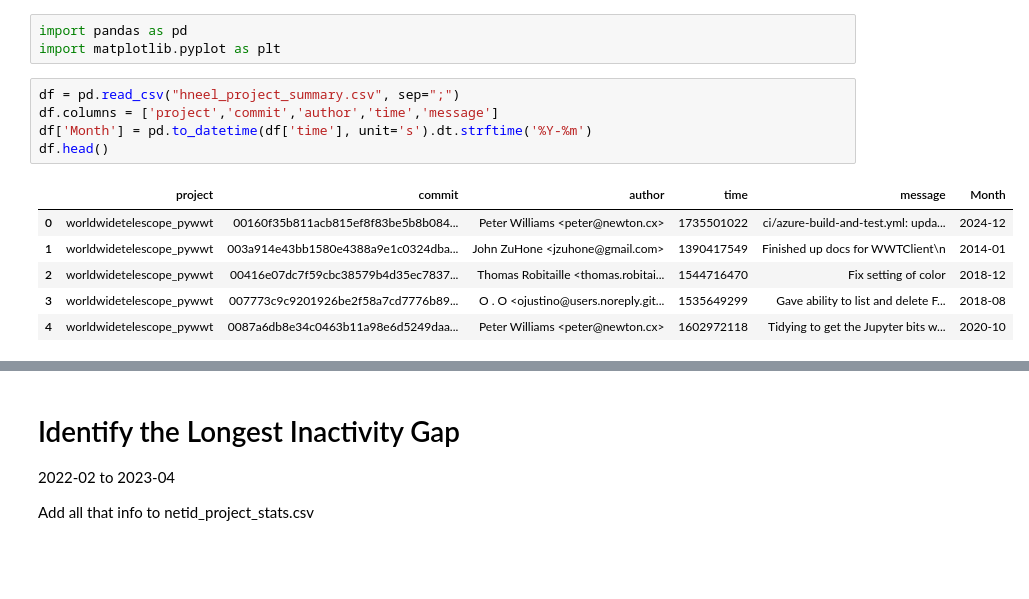
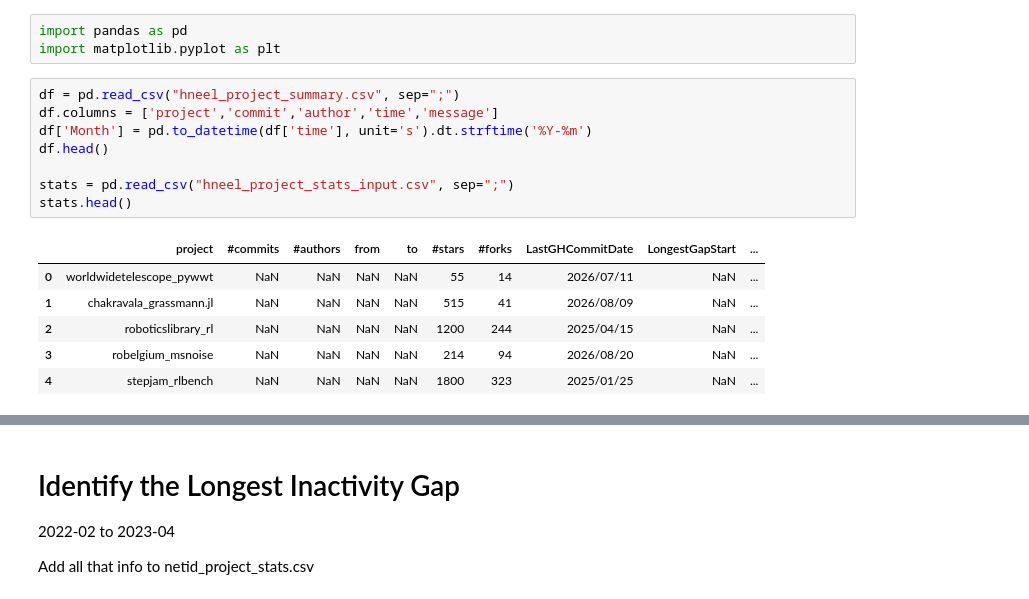
Before and after one commit to rowobeans/MiniProject2, a Jupyter notebook: hneel_vis.ipynb, the cells around one changed output, grey strips where cells are left out. Saved outputs shown, nothing was run; the diff lists cells and outputs as text; blank space fills up the shorter version.

```diff
--- a/hneel_vis.ipynb
+++ b/hneel_vis.ipynb
@@ -6,15 +6,18 @@ import matplotlib.pyplot as plt
 # %%
 df = pd.read_csv("hneel_project_summary.csv", sep=";")
 df.columns = ['project','commit','author','time','message']
 df['Month'] = pd.to_datetime(df['time'], unit='s').dt.strftime('%Y-%m')
 df.head()
+
+stats = pd.read_csv("hneel_project_stats_input.csv", sep=";")
+stats.head()
 # %% [output]
-|  | project | commit | author | time | message | Month |
-| 0 | worldwidetelescope_pywwt | 00160f35b811acb815ef8f83be5b8b084... | Peter Williams <peter@newton.cx> | 1735501022 | ci/azure-build-and-test.yml: upda... | 2024-12 |
-| 1 | worldwidetelescope_pywwt | 003a914e43bb1580e4388a9e1c0324dba... | John ZuHone <jzuhone@gmail.com> | 1390417549 | Finished up docs for WWTClient\n | 2014-01 |
-| 2 | worldwidetelescope_pywwt | 00416e07dc7f59cbc38579b4d35ec7837... | Thomas Robitaille <thomas.robitai... | 1544716470 | Fix setting of color | 2018-12 |
-| 3 | worldwidetelescope_pywwt | 007773c9c9201926be2f58a7cd7776b89... | O . O <ojustino@users.noreply.git... | 1535649299 | Gave ability to list and delete F... | 2018-08 |
-| 4 | worldwidetelescope_pywwt | 0087a6db8e34c0463b11a98e6d5249daa... | Peter Williams <peter@newton.cx> | 1602972118 | Tidying to get the Jupyter bits w... | 2020-10 |
+|  | project | #commits | #authors | from | to | #stars | #forks | LastGHCommitDate | LongestGapStart | ... |
+| 0 | worldwidetelescope_pywwt | NaN | NaN | NaN | NaN | 55 | 14 | 2026/07/11 | NaN | ... |
+| 1 | chakravala_grassmann.jl | NaN | NaN | NaN | NaN | 515 | 41 | 2026/08/09 | NaN | ... |
+| 2 | roboticslibrary_rl | NaN | NaN | NaN | NaN | 1200 | 244 | 2025/04/15 | NaN | ... |
+| 3 | robelgium_msnoise | NaN | NaN | NaN | NaN | 214 | 94 | 2026/08/20 | NaN | ... |
+| 4 | stepjam_rlbench | NaN | NaN | NaN | NaN | 1800 | 323 | 2025/01/25 | NaN | ... |
 # %%
 # made into a loop
 
```
Also changed, not shown: parts of 7 cells of this notebook, 12 other files.
